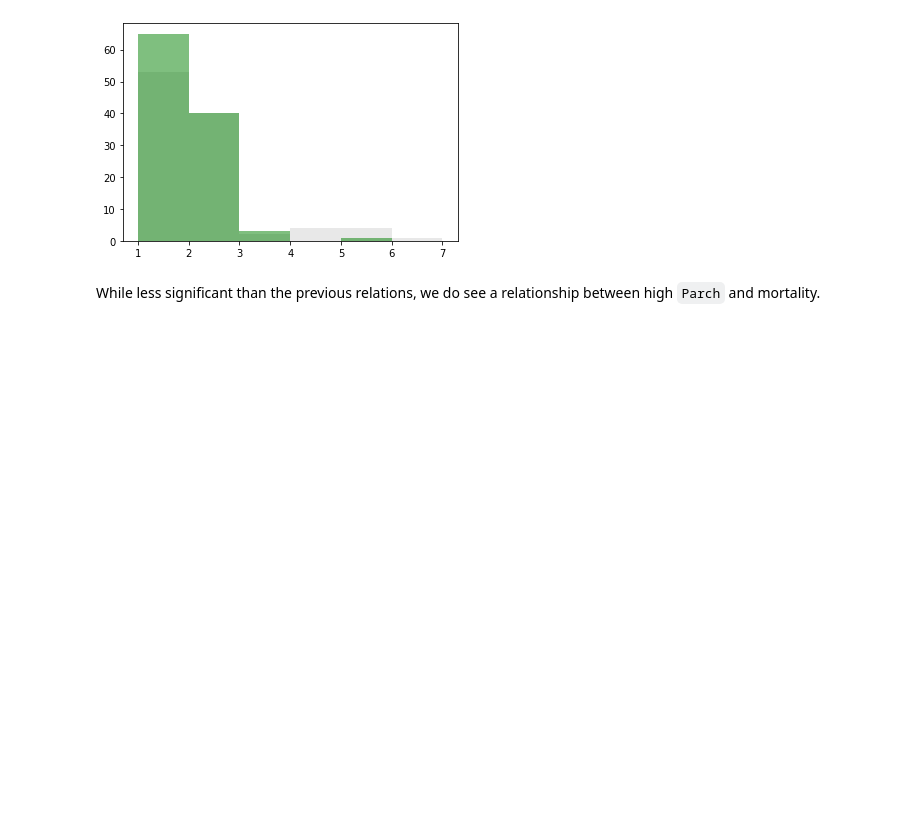
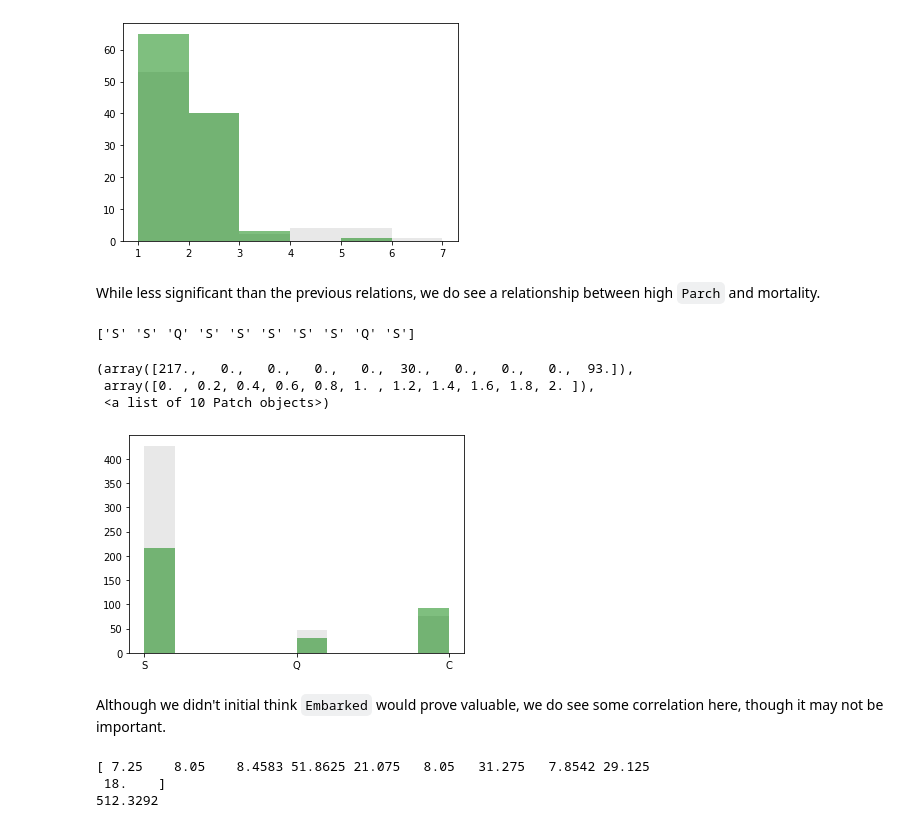
Before and after one commit to typekev/kaggle-titanic, a Jupyter notebook: Kaggle Titanic.ipynb, the cells around one changed output. Cells and saved outputs as stored; diff of their text form; code cells hidden in the pictures; blank space fills up the shorter version.

```diff
--- a/Kaggle Titanic.ipynb
+++ b/Kaggle Titanic.ipynb
@@ -166,3 +166,33 @@ plt.hist(survivors_parch, bins=parch_bins, color="green", alpha=0.5)
 [figure]
 # %% [markdown]
 While less significant than the previous relations, we do see a relationship between high `Parch` and mortality.
+# %%
+embarked_np = train[["Survived", "Embarked"]].values
+survivors_embarked = embarked_np[embarked_np[:,0] == 1,:][:,1].astype(str)
+non_survivors_embarked = embarked_np[embarked_np[:,0] == 0,:][:,1].astype(str)
+# remove NaN
+survivors_embarked = survivors_embarked[survivors_embarked != 'nan']
+non_survivors_embarked = non_survivors_embarked[non_survivors_embarked != 'nan']
+print(non_survivors_embarked[:10])
+# %% [output]
+['S' 'S' 'Q' 'S' 'S' 'S' 'S' 'S' 'Q' 'S']
+# %%
+plt.hist(non_survivors_embarked, color="lightgrey", alpha=0.5)
+plt.hist(survivors_embarked, color="green", alpha=0.5)
+# %% [output]
+(array([217.,   0.,   0.,   0.,   0.,  30.,   0.,   0.,   0.,  93.]),
+ array([0. , 0.2, 0.4, 0.6, 0.8, 1. , 1.2, 1.4, 1.6, 1.8, 2. ]),
+ <a list of 10 Patch objects>)
+[figure, added]
+# %% [markdown]
+Although we didn't initial think `Embarked` would prove valuable, we do see some correlation here, though it may not be important.
+# %%
+fare_np = train[["Survived", "Fare"]].values
+survivors_fare = fare_np[fare_np[:,0] == 1,:][:,1]
+non_survivors_fare = fare_np[fare_np[:,0] == 0,:][:,1]
+print(non_survivors_fare[:10])
+print(survivors_fare.max())
+# %% [output]
+[ 7.25    8.05    8.4583 51.8625 21.075   8.05   31.275   7.8542 29.125
+ 18.    ]
+512.3292
```
Also changed, not shown: parts of 17 cells of this notebook.
